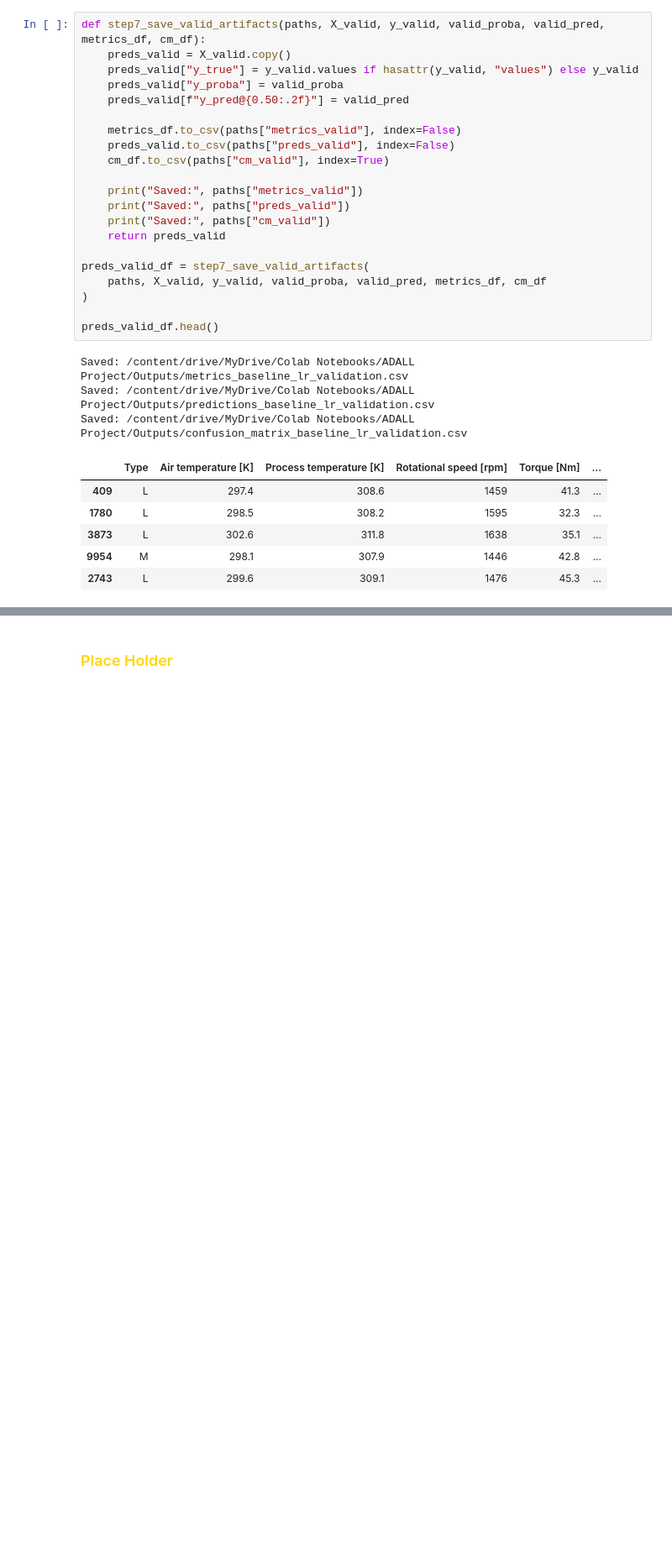
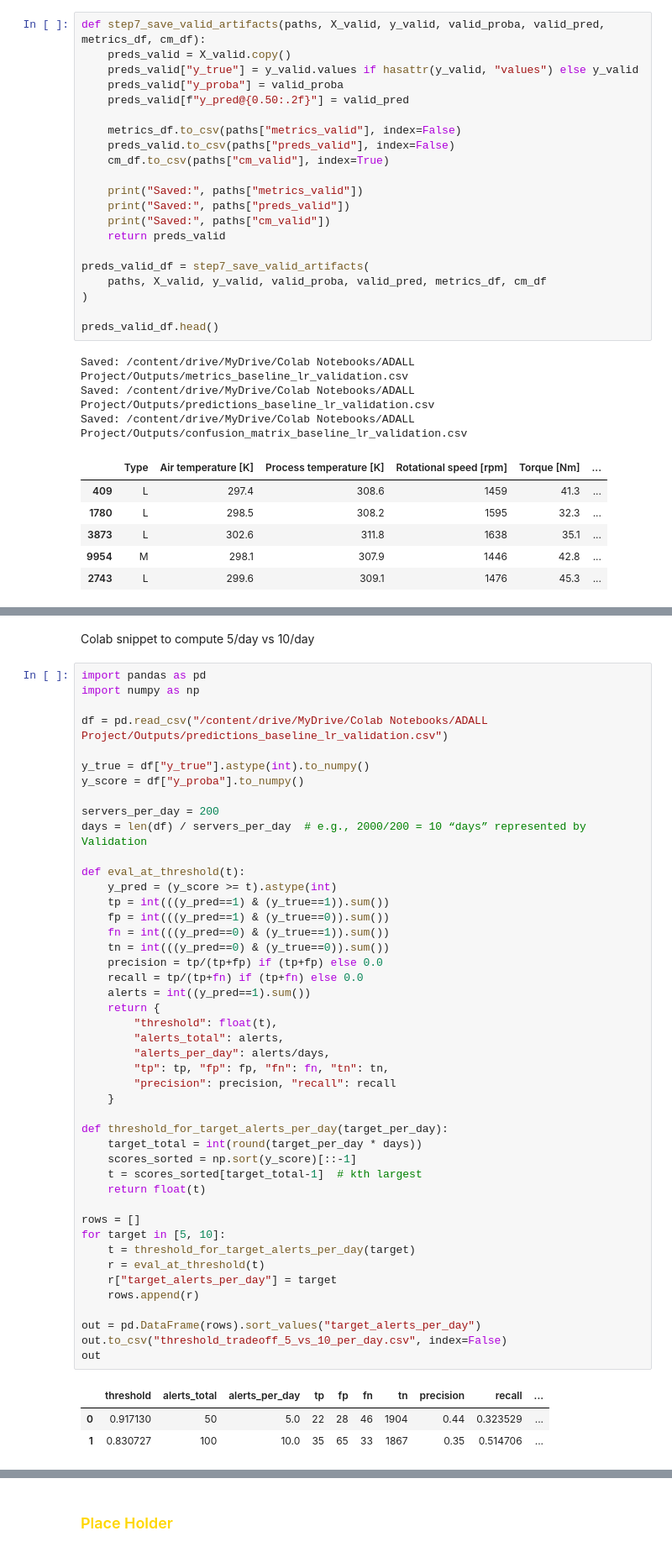
Before and after one commit to RoyTng/ADALL-Project, a Jupyter notebook: My_ADALL_Project.ipynb, the cells around one changed output, grey strips where cells are left out. Shown at 84% size. Drawn from its saved outputs; the diff is of its cells as text; blank space fills up the shorter version.

```diff
--- a/My_ADALL_Project.ipynb
+++ b/My_ADALL_Project.ipynb
@@ -959,0 +1170,51 @@ Saved: /content/drive/MyDrive/Colab Notebooks/ADALL Project/Outputs/confusion_ma
+# %% [markdown]
+Colab snippet to compute 5/day vs 10/day
+# %%
+import pandas as pd
+import numpy as np
+
+df = pd.read_csv("/content/drive/MyDrive/Colab Notebooks/ADALL Project/Outputs/predictions_baseline_lr_validation.csv")
+
+y_true = df["y_true"].astype(int).to_numpy()
+y_score = df["y_proba"].to_numpy()
+
+servers_per_day = 200
+days = len(df) / servers_per_day  # e.g., 2000/200 = 10 “days” represented by Validation
+
+def eval_at_threshold(t):
+    y_pred = (y_score >= t).astype(int)
+    tp = int(((y_pred==1) & (y_true==1)).sum())
+    fp = int(((y_pred==1) & (y_true==0)).sum())
+    fn = int(((y_pred==0) & (y_true==1)).sum())
+    tn = int(((y_pred==0) & (y_true==0)).sum())
+    precision = tp/(tp+fp) if (tp+fp) else 0.0
+    recall = tp/(tp+fn) if (tp+fn) else 0.0
+    alerts = int((y_pred==1).sum())
+    return {
+        "threshold": float(t),
+        "alerts_total": alerts,
+        "alerts_per_day": alerts/days,
+        "tp": tp, "fp": fp, "fn": fn, "tn": tn,
+        "precision": precision, "recall": recall
+    }
+
+def threshold_for_target_alerts_per_day(target_per_day):
+    target_total = int(round(target_per_day * days))
+    scores_sorted = np.sort(y_score)[::-1]
+    t = scores_sorted[target_total-1]  # kth largest
+    return float(t)
+
+rows = []
+for target in [5, 10]:
+    t = threshold_for_target_alerts_per_day(target)
+    r = eval_at_threshold(t)
+    r["target_alerts_per_day"] = target
+    rows.append(r)
+
+out = pd.DataFrame(rows).sort_values("target_alerts_per_day")
+out.to_csv("threshold_tradeoff_5_vs_10_per_day.csv", index=False)
+out
+# %% [output]
+|  | threshold | alerts_total | alerts_per_day | tp | fp | fn | tn | precision | recall | ... |
+| 0 | 0.917130 | 50 | 5.0 | 22 | 28 | 46 | 1904 | 0.44 | 0.323529 | ... |
+| 1 | 0.830727 | 100 | 10.0 | 35 | 65 | 33 | 1867 | 0.35 | 0.514706 | ... |
```
Also changed, not shown: parts of 31 cells of this notebook.
